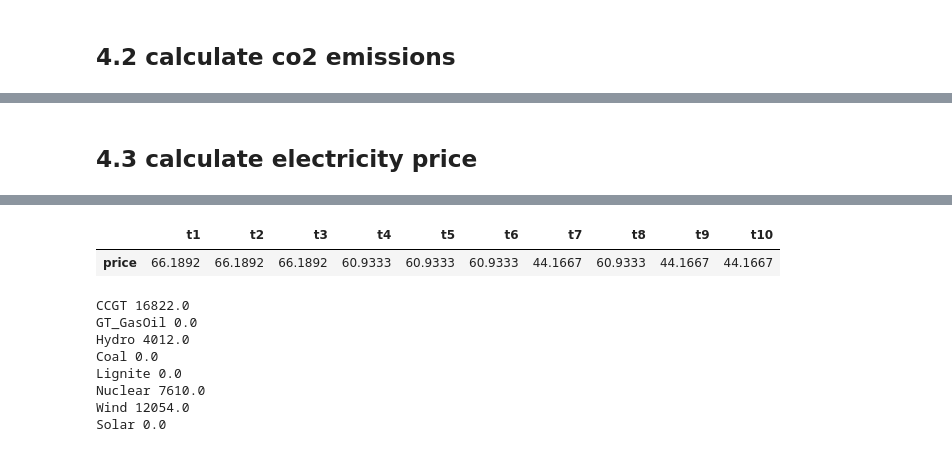
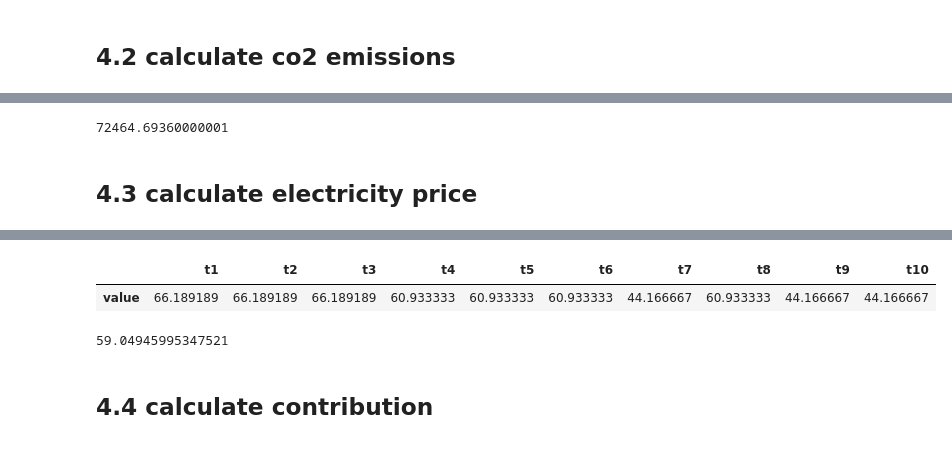
Before and after one commit to tllsngnzlz/ensys-pyomo, a Jupyter notebook: simple_example.ipynb, the cells around one changed output, grey strips where cells are left out. Cells and saved outputs as stored; diff of their text form; code cells hidden in the pictures.

Commit message:
added electricityprice and contribution calculation

```diff
--- a/simple_example.ipynb
+++ b/simple_example.ipynb
@@ -172,13 +186,15 @@ co2_df
+# %%
+co2_df.sum().sum() # annual co2 emissions
+# %% [output]
+72464.69360000001
 # %% [markdown]
 ## 4.3 calculate electricity price
 # %%
 price_df = result_df > 0
 if co2_price:
-    for t in price_df.columns:
-        price_df[t] = price_df[t].mul(tech_data.costs_el_w_co2)
+    price_df = price_df.mul(tech_data.costs_el_w_co2, axis=0)
 else:
-    for t in price_df.columns:
-        price_df[t] = price_df[t].mul(tech_data.costs_el_no_co2)
+    price_df = price_df.mul(tech_data.costs_el_no_co2, axis=0)
 price_df #price for each gen each timestep
 # %% [output]
 |  | t1 | t2 | t3 | t4 | t5 | t6 | t7 | t8 | t9 | t10 |
@@ -192,22 +208,17 @@ price_df #price for each gen each timestep
 | Wind | 1.400000 | 1.400000 | 1.400000 | 1.400000 | 1.400000 | 1.400000 | 1.400000 | 1.400000 | 1.400000 | 1.400000 |
 | Solar | 1.000000 | 1.000000 | 1.000000 | 1.000000 | 1.000000 | 0.000000 | 1.000000 | 1.000000 | 0.000000 | 0.000000 |
 # %%
-elec_price = pd.DataFrame(columns=price_df.columns)
-for t in price_df.columns:
-        elec_price.loc["price",t] = price_df[t].max()
-elec_price #marketprice each timestep
+elec_price = pd.DataFrame(price_df.max(axis=0), columns=["value"])
+elec_price = elec_price.T #marketprice each timestep
+elec_price
 # %% [output]
 |  | t1 | t2 | t3 | t4 | t5 | t6 | t7 | t8 | t9 | t10 |
-| price | 66.1892 | 66.1892 | 66.1892 | 60.9333 | 60.9333 | 60.9333 | 44.1667 | 60.9333 | 44.1667 | 44.1667 |
+| value | 66.189189 | 66.189189 | 66.189189 | 60.933333 | 60.933333 | 60.933333 | 44.166667 | 60.933333 | 44.166667 | 44.166667 |
-# %%
-for gen in tech_data.index.values:
-    print(gen,model.x[gen].value)
-# %% [output]
-CCGT 16822.0
-GT_GasOil 0.0
-Hydro 4012.0
-Coal 0.0
-Lignite 0.0
-Nuclear 7610.0
-Wind 12054.0
-Solar 0.0
+# %%
+annual_price = elec_price.mul(load, axis=1).sum(axis=1) / load.sum(axis=1) #average electricity price weighted by amount of energy
+annual_price = annual_price[0]
+annual_price
+# %% [output]
+59.04945995347521
+# %% [markdown]
+## 4.4 calculate contribution
```
Also changed, not shown: parts of 4 cells of this notebook.
